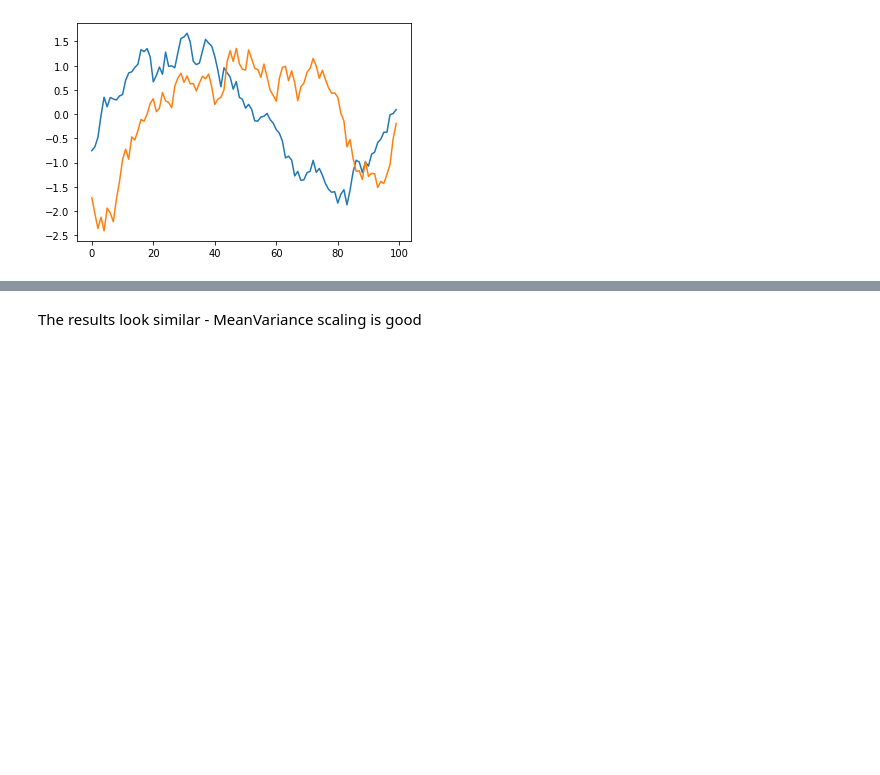
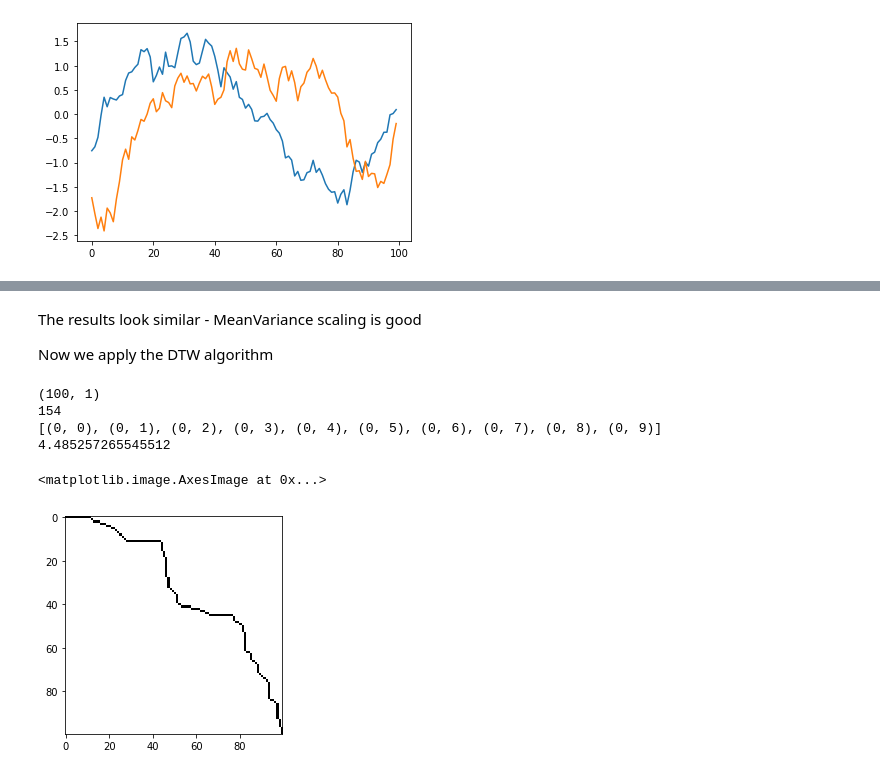
Before and after one commit to ShaunakSen/Data-Science-and-Machine-Learning, a Jupyter notebook: Similarity_in_time_series_data.ipynb, the cells around one changed output, grey strips where cells are left out. Saved outputs shown, nothing was run; the diff lists cells and outputs as text; code cells hidden in the pictures; blank space fills up the shorter version.

Commit message:
computed similarity and path using DTW

```diff
--- a/Similarity_in_time_series_data.ipynb
+++ b/Similarity_in_time_series_data.ipynb
@@ -242,2 +309,27 @@ plt.plot(np.arange(sz), dataset_modified_scaled[1,:,0])
 # %% [markdown]
 The results look similar - MeanVariance scaling is good
+
+Now we apply the DTW algorithm
+# %%
+### compute DTW
+path, sim = metrics.dtw_path(dataset_scaled[0], dataset_scaled[1])
+# %%
+print (dataset_scaled[0].shape)
+print (len(path))
+print (path[:10])
+print (sim)
+# %% [output]
+(100, 1)
+154
+[(0, 0), (0, 1), (0, 2), (0, 3), (0, 4), (0, 5), (0, 6), (0, 7), (0, 8), (0, 9)]
+4.485257265545512
+# %%
+matrix_path = np.zeros((sz, sz), dtype=np.int)
+
+for i, j in path:
+  matrix_path[i, j] = 1
+# %%
+plt.imshow(matrix_path, cmap='gray_r')
+# %% [output]
+<matplotlib.image.AxesImage at 0x...>
+[figure, added]
```
Also changed, not shown: parts of 3 cells of this notebook.
